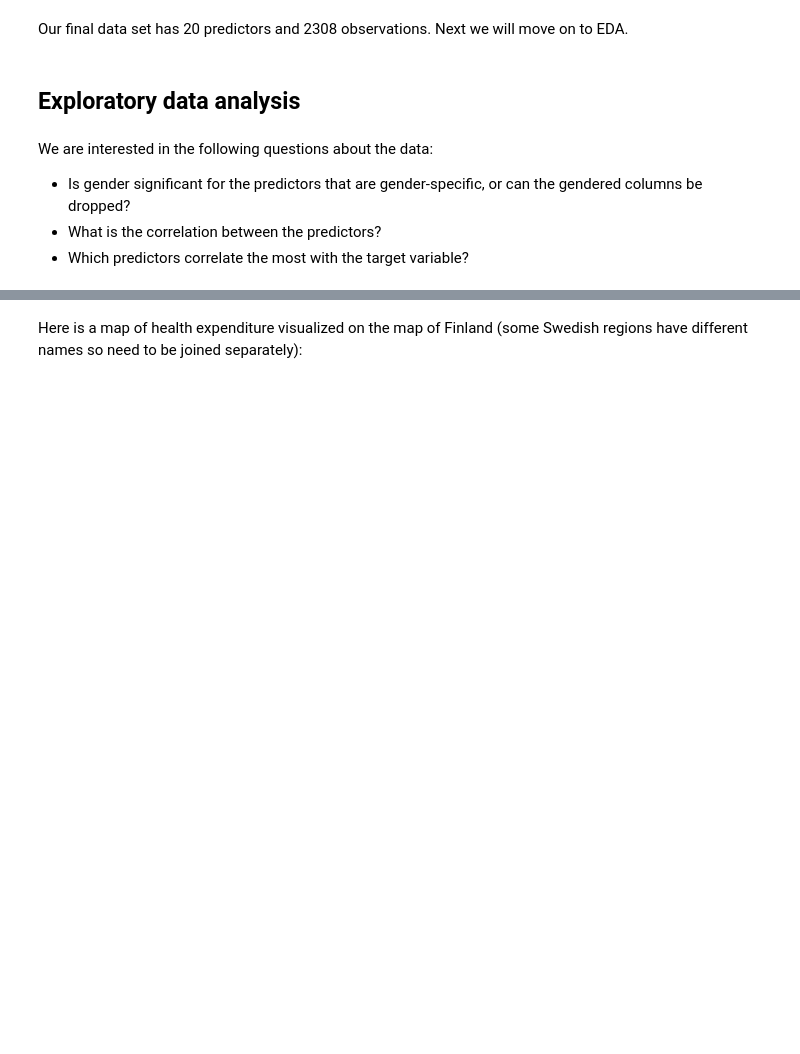
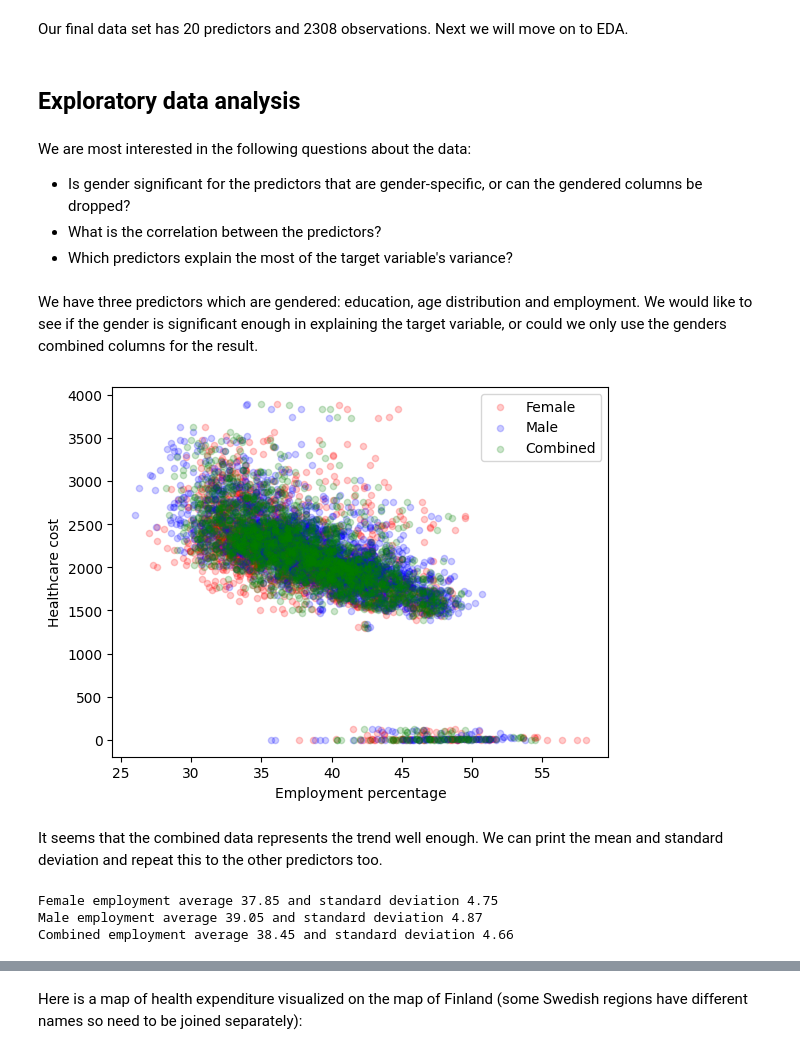
Before and after one commit to AnnaKuokkanen/DataScienceIntro, a Jupyter notebook: intro_to_data_project.ipynb, the cells around one changed output, grey strips where cells are left out. Drawn from its saved outputs; the diff is of its cells as text; code cells hidden in the pictures; blank space fills up the shorter version.

Commit message:
More EDA and images for the report

```diff
--- a/intro_to_data_project.ipynb
+++ b/intro_to_data_project.ipynb
@@ -273,8 +275,32 @@ Our final data set has 20 predictors and 2308 observations. Next we will move on
 # %% [markdown]
 ## Exploratory data analysis
 # %% [markdown]
-We are interested in the following questions about the data:
+We are most interested in the following questions about the data:
 
 * Is gender significant for the predictors that are gender-specific, or can the gendered columns be dropped?
 * What is the correlation between the predictors?
-* Which predictors correlate the most with the target variable?
+* Which predictors explain the most of the target variable's variance?
+# %% [markdown]
+We have three predictors which are gendered: education, age distribution and employment. We would like to see if the gender is significant enough in explaining the target variable, or could we only use the genders combined columns for the result.
+# %%
+df = pd.read_csv("data/data_clean.csv")
+df_employed = df[["male_employed", "female_employed", "combined_employed", "health_cost"]]
+
+ax1 = df_employed.plot(kind='scatter', x='female_employed', y='health_cost', color='red', alpha=0.2, label="Female")
+df_employed.plot(kind='scatter', x='male_employed', y='health_cost', color='blue', ax=ax1, alpha=0.2, label="Male")
+df_employed.plot(kind='scatter', x='combined_employed', y='health_cost', color='green', ax=ax1, alpha=0.2, label="Combined")
+ax1.set_xlabel("Employment percentage")
+ax1.set_ylabel("Healthcare cost")
+plt.savefig('images/employed.jpg')
+# %% [output]
+[figure, added]
+# %% [markdown]
+It seems that the combined data represents the trend well enough. We can print the mean and standard deviation and repeat this to the other predictors too.
+# %%
+print(f"Female employment average {df_employed['female_employed'].mean():.2f} and standard deviation {df_employed['female_employed'].std():.2f}")
+print(f"Male employment average {df_employed['male_employed'].mean():.2f} and standard deviation {df_employed['male_employed'].std():.2f}")
+print(f"Combined employment average {df_employed['combined_employed'].mean():.2f} and standard deviation {df_employed['combined_employed'].std():.2f}")
+# %% [output]
+Female employment average 37.85 and standard deviation 4.75
+Male employment average 39.05 and standard deviation 4.87
+Combined employment average 38.45 and standard deviation 4.66
```
Also changed, not shown: parts of 6 cells of this notebook, 3 other files.
